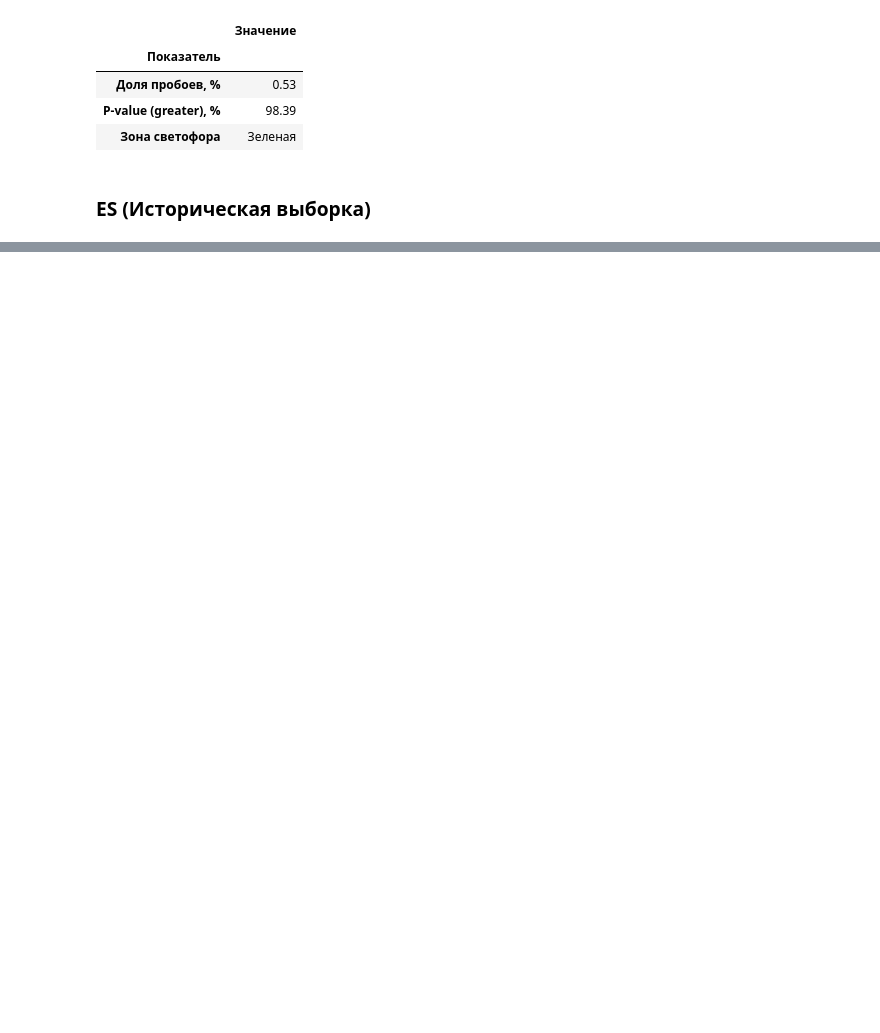
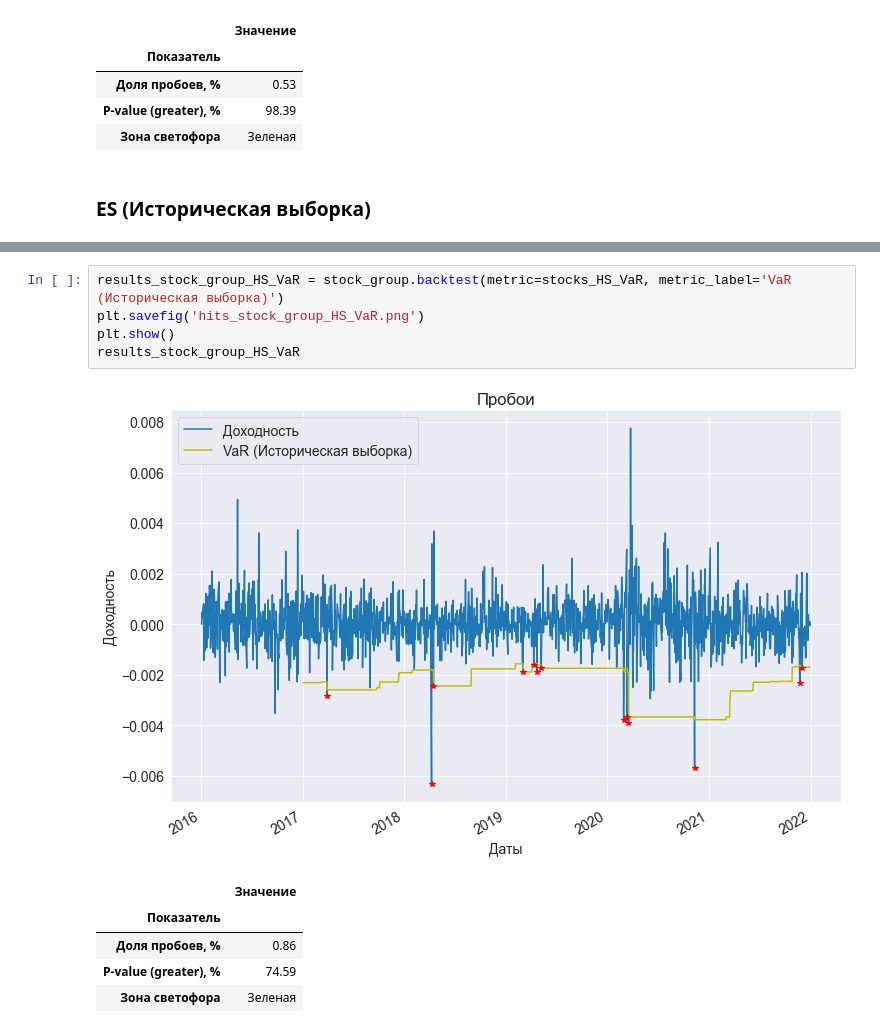
Before and after one commit to gaarutyunov/market-risk, a Jupyter notebook: notebooks/value_at_risk_portfolio.ipynb, the cells around one changed output, grey strips where cells are left out. Drawn from its saved outputs; the diff is of its cells as text; blank space fills up the shorter version.

```diff
--- a/notebooks/value_at_risk_portfolio.ipynb
+++ b/notebooks/value_at_risk_portfolio.ipynb
@@ -184,0 +174,12 @@ results_HS_ES
+# %%
+results_stock_group_HS_VaR = stock_group.backtest(metric=stocks_HS_VaR, metric_label='VaR (Историческая выборка)')
+plt.savefig('hits_stock_group_HS_VaR.png')
+plt.show()
+results_stock_group_HS_VaR
+# %% [output]
+[figure, added]
+|  | Значение |
+| Показатель |  |
+| Доля пробоев, % | 0.86 |
+| P-value (greater), % | 74.59 |
+| Зона светофора | Зеленая |
```
Also changed, not shown: parts of 17 cells of this notebook, 13 other files.
